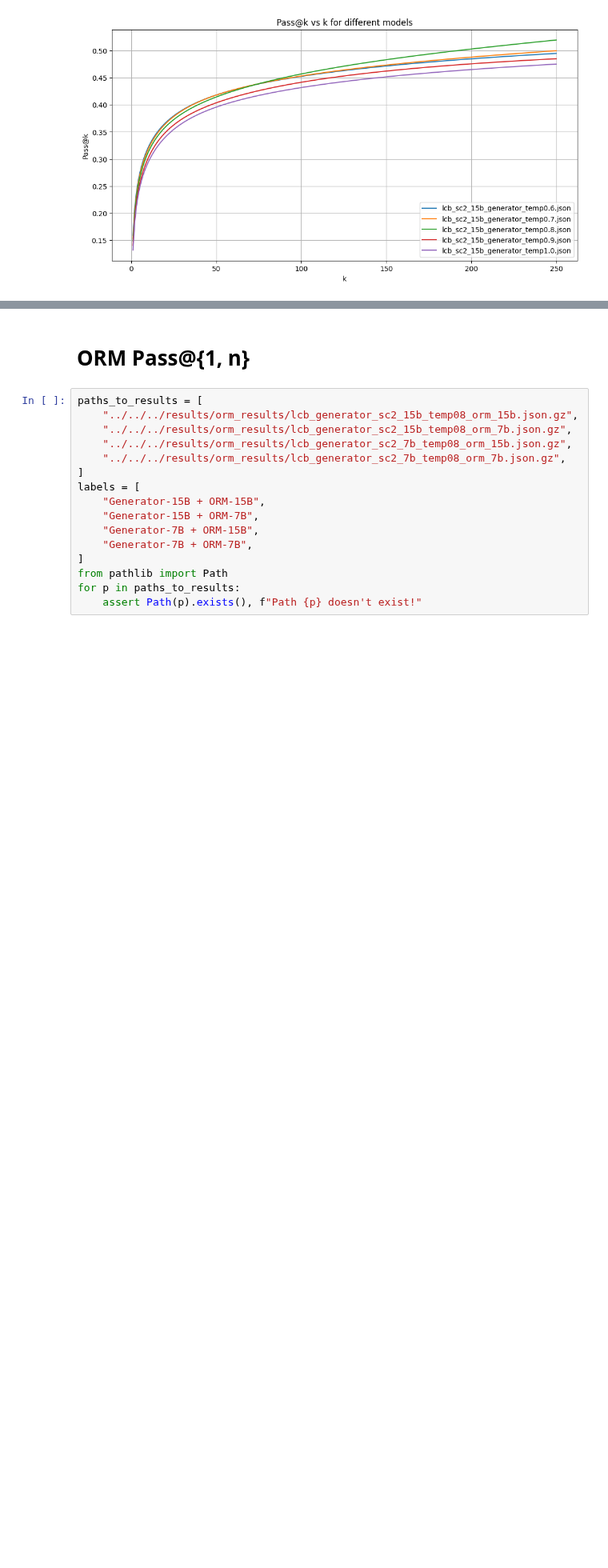
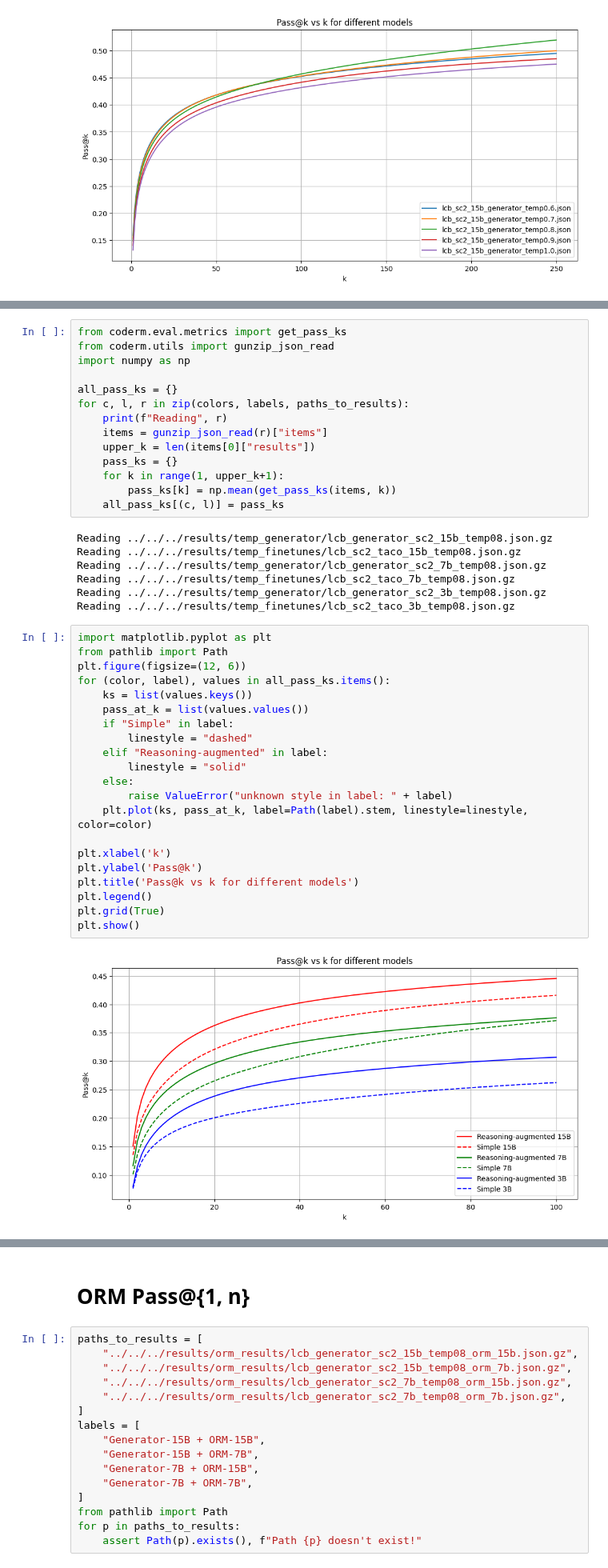
Before and after one commit to cassanof/CodeRM, a Jupyter notebook: coderm/eval/visualizations/graph_pass_k.ipynb, the cells around one changed output, grey strips where cells are left out. Shown at 80% size. Cells and saved outputs as stored; diff of their text form; blank space fills up the shorter version.

```diff
--- a/coderm/eval/visualizations/graph_pass_k.ipynb
+++ b/coderm/eval/visualizations/graph_pass_k.ipynb
@@ -50,0 +81,44 @@ plt.show()
+# %%
+from coderm.eval.metrics import get_pass_ks
+from coderm.utils import gunzip_json_read
+import numpy as np
+
+all_pass_ks = {}
+for c, l, r in zip(colors, labels, paths_to_results):
+    print(f"Reading", r)
+    items = gunzip_json_read(r)["items"]
+    upper_k = len(items[0]["results"])
+    pass_ks = {}
+    for k in range(1, upper_k+1):
+        pass_ks[k] = np.mean(get_pass_ks(items, k))
+    all_pass_ks[(c, l)] = pass_ks
+# %% [output]
+Reading ../../../results/temp_generator/lcb_generator_sc2_15b_temp08.json.gz
+Reading ../../../results/temp_finetunes/lcb_sc2_taco_15b_temp08.json.gz
+Reading ../../../results/temp_generator/lcb_generator_sc2_7b_temp08.json.gz
+Reading ../../../results/temp_finetunes/lcb_sc2_taco_7b_temp08.json.gz
+Reading ../../../results/temp_generator/lcb_generator_sc2_3b_temp08.json.gz
+Reading ../../../results/temp_finetunes/lcb_sc2_taco_3b_temp08.json.gz
+# %%
+import matplotlib.pyplot as plt
+from pathlib import Path
+plt.figure(figsize=(12, 6))
+for (color, label), values in all_pass_ks.items():
+    ks = list(values.keys())
+    pass_at_k = list(values.values())
+    if "Simple" in label:
+        linestyle = "dashed"
+    elif "Reasoning-augmented" in label:
+        linestyle = "solid"
+    else:
+        raise ValueError("unknown style in label: " + label)
+    plt.plot(ks, pass_at_k, label=Path(label).stem, linestyle=linestyle, color=color)
+
+plt.xlabel('k')
+plt.ylabel('Pass@k')
+plt.title('Pass@k vs k for different models')
+plt.legend()
+plt.grid(True)
+plt.show()
+# %% [output]
+[figure, added]
```
Also changed, not shown: parts of 3 cells of this notebook.
